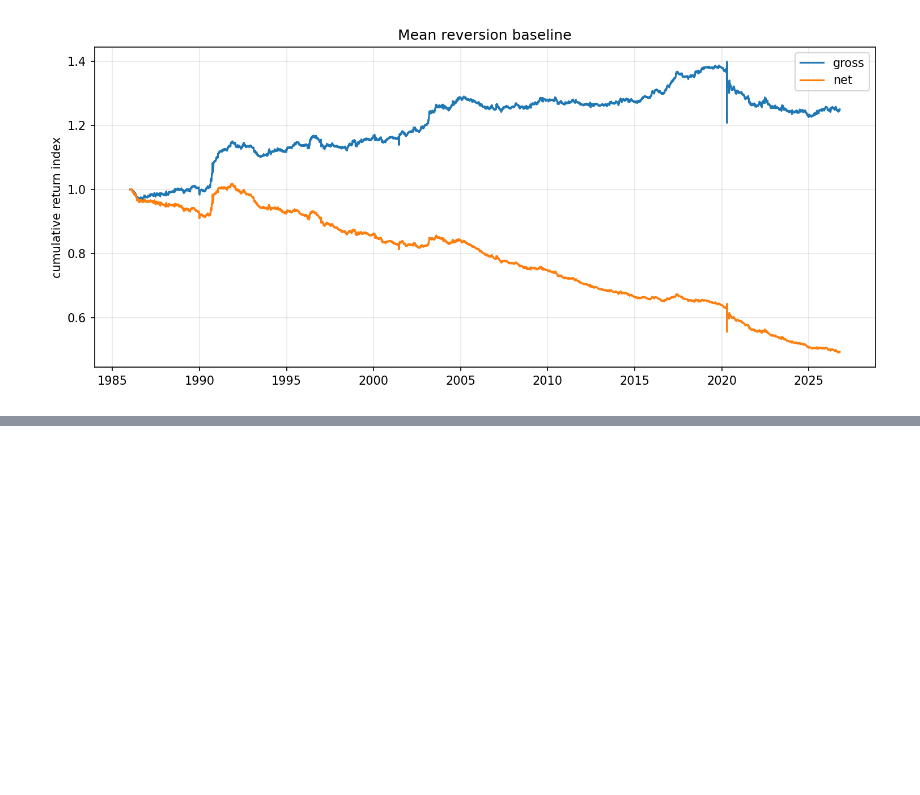
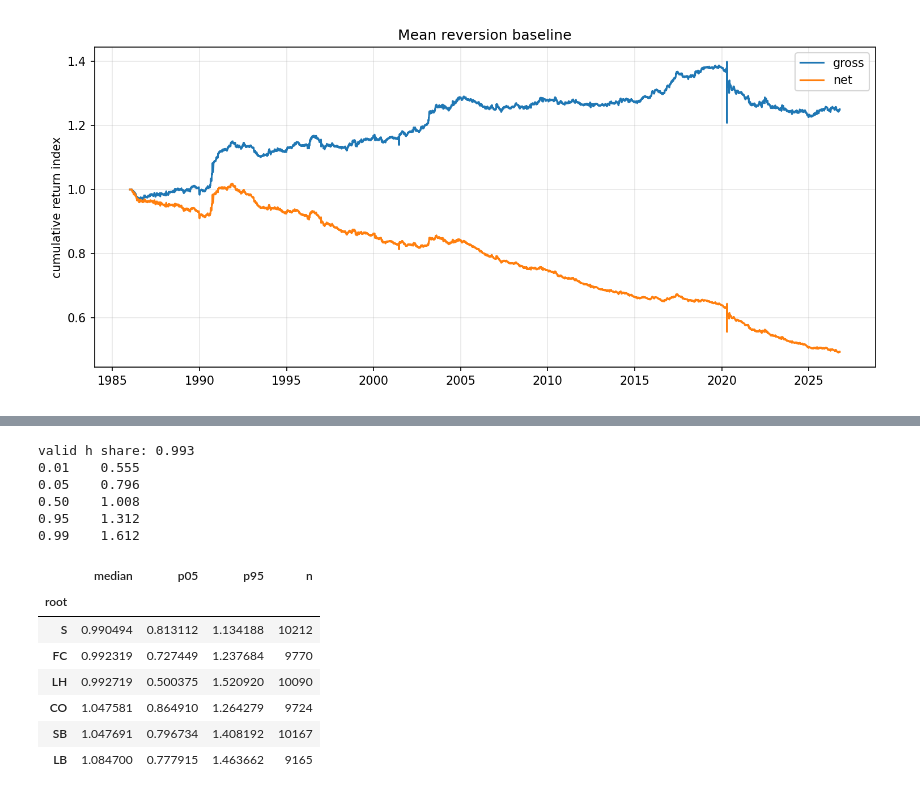
Before and after one commit to TianTian20021211/SystematicTradingCourse, a Jupyter notebook: notebooks/03_mean_reversion.ipynb, the cells around one changed output, grey strips where cells are left out. Saved outputs shown, nothing was run; the diff lists cells and outputs as text; code cells hidden in the pictures; blank space fills up the shorter version.

```diff
--- a/notebooks/03_mean_reversion.ipynb
+++ b/notebooks/03_mean_reversion.ipynb
@@ -276,0 +287,27 @@ C2 additive index、dollar z、L=20、weekly、1:1、5 bps、settlement fill。
+# %%
+hedge_panel = continuous.rolling_ols_hedge_ratio(leg, window=60)
+h_valid = hedge_panel.loc[hedge_panel["hedge_ratio_valid"]]
+print("valid h share:", round(float(hedge_panel["hedge_ratio_valid"].mean()), 3))
+print(h_valid["hedge_ratio"].quantile([0.01, 0.05, 0.50, 0.95, 0.99]).round(3).to_string())
+h_by_root = h_valid.groupby("root")["hedge_ratio"].agg(
+    median="median",
+    p05=lambda s: s.quantile(0.05),
+    p95=lambda s: s.quantile(0.95),
+    n="size",
+)
+display(h_by_root.sort_values("median").iloc[[0, 1, 2, -3, -2, -1]])
+# %% [output]
+valid h share: 0.993
+0.01    0.555
+0.05    0.796
+0.50    1.008
+0.95    1.312
+0.99    1.612
+|  | median | p05 | p95 | n |
+| root |  |  |  |  |
+| S | 0.990494 | 0.813112 | 1.134188 | 10212 |
+| FC | 0.992319 | 0.727449 | 1.237684 | 9770 |
+| LH | 0.992719 | 0.500375 | 1.520920 | 10090 |
+| CO | 1.047581 | 0.864910 | 1.264279 | 9724 |
+| SB | 1.047691 | 0.796734 | 1.408192 | 10167 |
+| LB | 1.084700 | 0.777915 | 1.463662 | 9165 |
```
Also changed, not shown: parts of 8 cells of this notebook, 2 other files.
